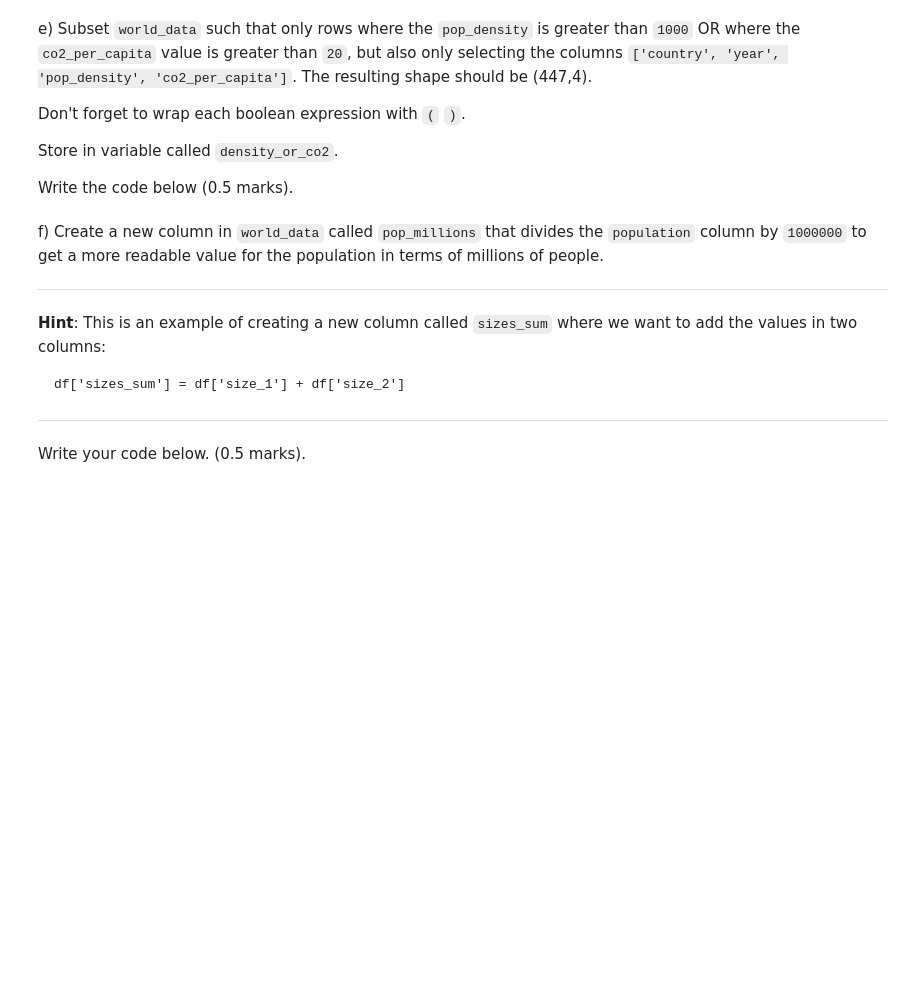
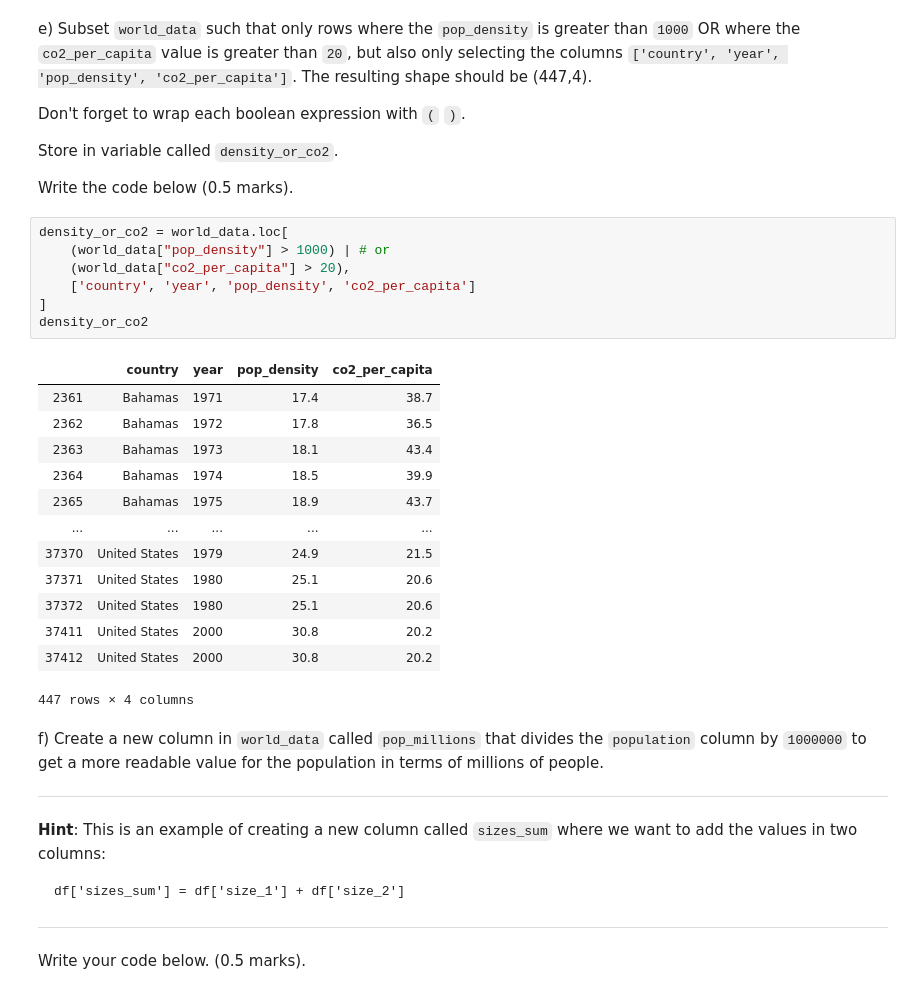
Before and after one commit to constructor-s/BME1478_Assignments, a Jupyter notebook: a06/last_first_assignment6.ipynb, the cells around one changed output. Saved outputs shown, nothing was run; the diff lists cells and outputs as text; blank space fills up the shorter version.

```diff
--- a/a06/last_first_assignment6.ipynb
+++ b/a06/last_first_assignment6.ipynb
@@ -153,6 +271,27 @@ Don't forget to wrap each boolean expression with `(` `)`.
 Store in variable called `density_or_co2`.
 
 Write the code below (0.5 marks).
+# %%
+density_or_co2 = world_data.loc[
+    (world_data["pop_density"] > 1000) | # or
+    (world_data["co2_per_capita"] > 20),
+    ['country', 'year', 'pop_density', 'co2_per_capita']
+]
+density_or_co2
+# %% [output]
+|  | country | year | pop_density | co2_per_capita |
+| 2361 | Bahamas | 1971 | 17.4 | 38.7 |
+| 2362 | Bahamas | 1972 | 17.8 | 36.5 |
+| 2363 | Bahamas | 1973 | 18.1 | 43.4 |
+| 2364 | Bahamas | 1974 | 18.5 | 39.9 |
+| 2365 | Bahamas | 1975 | 18.9 | 43.7 |
+| ... | ... | ... | ... | ... |
+| 37370 | United States | 1979 | 24.9 | 21.5 |
+| 37371 | United States | 1980 | 25.1 | 20.6 |
+| 37372 | United States | 1980 | 25.1 | 20.6 |
+| 37411 | United States | 2000 | 30.8 | 20.2 |
+| 37412 | United States | 2000 | 30.8 | 20.2 |
+447 rows × 4 columns
 # %% [markdown]
 f) Create a new column in `world_data` called `pop_millions` that divides the `population` column by `1000000` to get a more readable value for the population in terms of millions of people.
 ___
```
Also changed, not shown: parts of 16 cells of this notebook.
